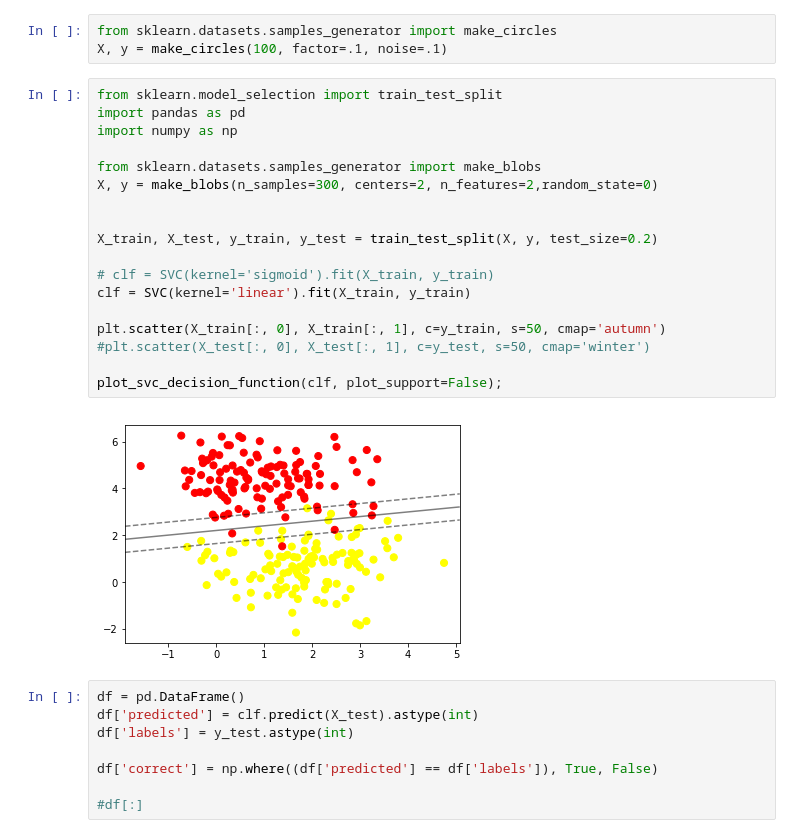
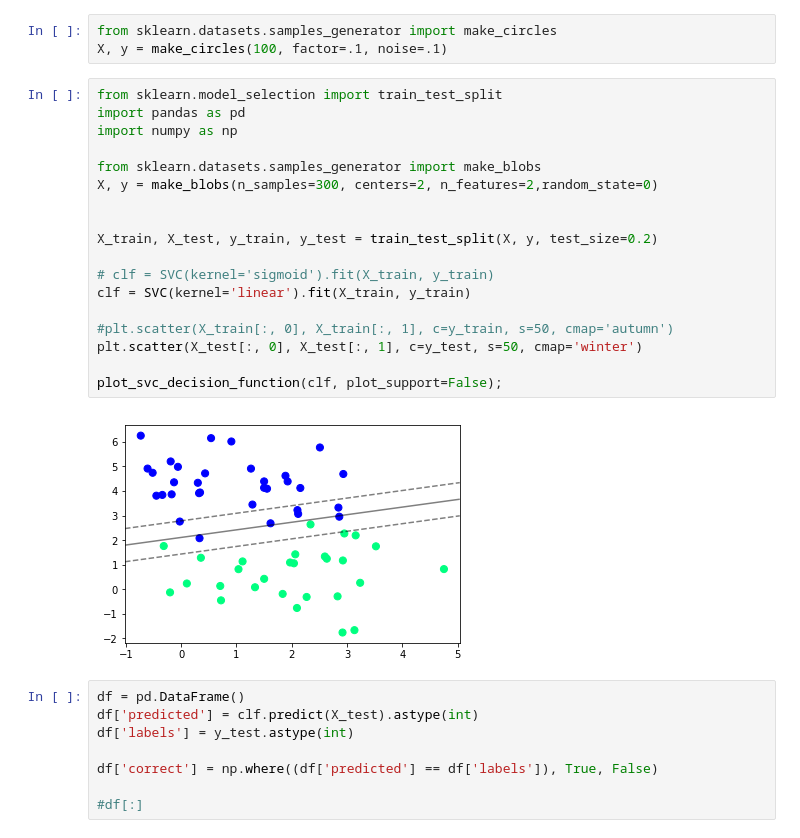
Before and after one commit to atsiluyr/hlll_course, a Jupyter notebook: SVM_GridSearch_Practice.ipynb, the cells around one changed output. Saved outputs shown, nothing was run; the diff lists cells and outputs as text.

```diff
--- a/SVM_GridSearch_Practice.ipynb
+++ b/SVM_GridSearch_Practice.ipynb
@@ -44,23 +44,23 @@ X, y = make_circles(100, factor=.1, noise=.1)
 # %%
 from sklearn.model_selection import train_test_split
 import pandas as pd
 import numpy as np
 
 from sklearn.datasets.samples_generator import make_blobs
 X, y = make_blobs(n_samples=300, centers=2, n_features=2,random_state=0)
 
 
 X_train, X_test, y_train, y_test = train_test_split(X, y, test_size=0.2)
 
 # clf = SVC(kernel='sigmoid').fit(X_train, y_train)
 clf = SVC(kernel='linear').fit(X_train, y_train)
 
-plt.scatter(X_train[:, 0], X_train[:, 1], c=y_train, s=50, cmap='autumn')
-#plt.scatter(X_test[:, 0], X_test[:, 1], c=y_test, s=50, cmap='winter')
+#plt.scatter(X_train[:, 0], X_train[:, 1], c=y_train, s=50, cmap='autumn')
+plt.scatter(X_test[:, 0], X_test[:, 1], c=y_test, s=50, cmap='winter')
 
 plot_svc_decision_function(clf, plot_support=False);
 # %% [output]
-[figure, old version]
+[figure, new version]
 # %%
 df = pd.DataFrame()
 df['predicted'] = clf.predict(X_test).astype(int)
```
Also changed, not shown: parts of 9 cells of this notebook.
